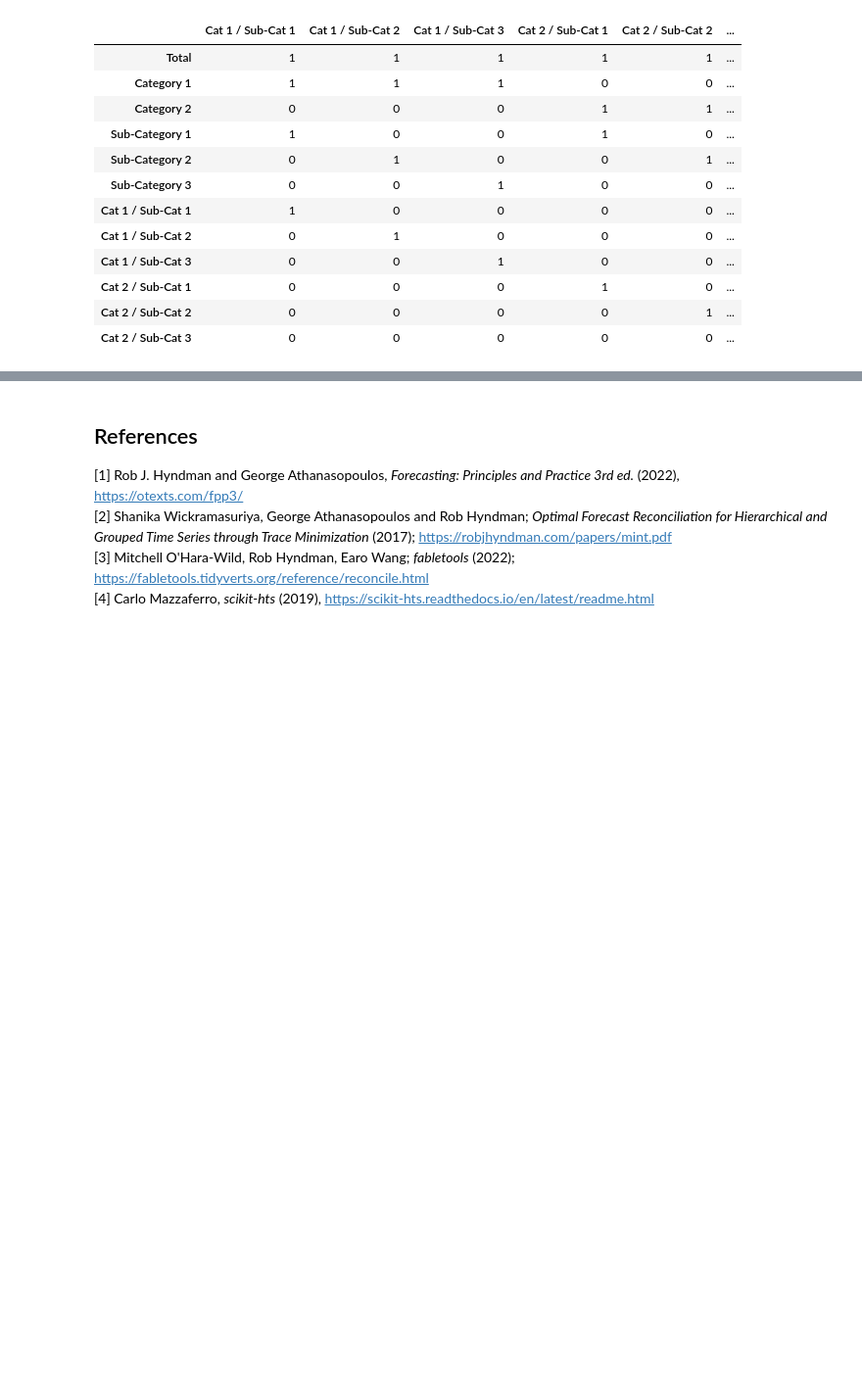
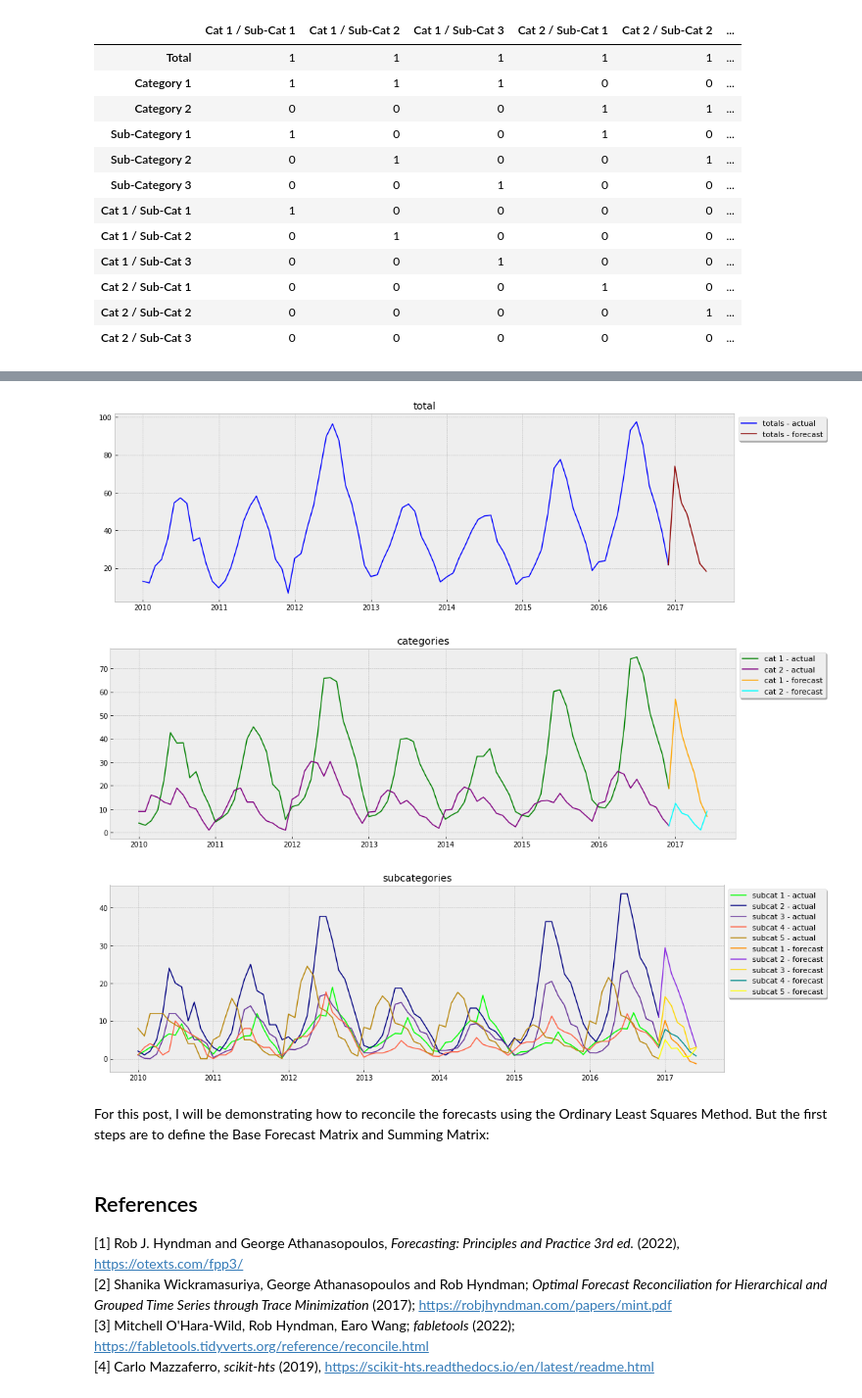
Before and after one commit to benton-tripp/hyperarchal-ts, a Jupyter notebook: notebooks/hyperarch_overview.ipynb, the cells around one changed output, grey strips where cells are left out. Shown: that part at 98% size. Cells and saved outputs as stored; diff of their text form; code cells hidden in the pictures; blank space fills up the shorter version.

Commit message:
Added plots

```diff
--- a/notebooks/hyperarch_overview.ipynb
+++ b/notebooks/hyperarch_overview.ipynb
@@ -208,0 +199,67 @@ hdf_pred, hdf_rec = hyperarch.predict_hier(hierarchy_df, h_yhat, h_reconciled_yh
+# %%
+import pandas as pd
+import numpy as np
+import matplotlib.pylab as plt
+plt.style.use('bmh')
+
+df = pd.read_csv('../data/sample_hierarchal_data.csv').set_index('date')
+df.index = pd.to_datetime(df.index).date
+
+def plot_hier(data, level='top'):
+    fig, ax = plt.subplots(figsize=(16, 5))
+    data['pred'] = ~data.actual
+    data.loc[max(data.loc[(data.pred == False)].index), 'pred'] = True
+    if level == 'top':
+        l1, = ax.plot(data.loc[data.actual==True]['total'], lw=1.5, c='blue')
+        l1.set_label(f'totals - actual')
+        l2, = ax.plot(data.loc[data.pred==True]['total'], lw=1.5, c='darkred')
+        l2.set_label('totals - forecast')
+        ax.set_title('total')
+        ax.legend(bbox_to_anchor=(1, 1), loc='upper left', shadow=True, prop={'size': 11})
+    elif level == 'middle':
+        l1, = ax.plot(data.loc[data.actual==True]['category_1'], lw=1.5, c='green')
+        l1.set_label('cat 1 - actual')
+        l2, = ax.plot(data.loc[data.actual==True]['category_2'], lw=1.5, c='purple')
+        l2.set_label('cat 2 - actual')
+        l3, = ax.plot(data.loc[data.pred==True]['category_1'], lw=1.5, c='orange')
+        l3.set_label('cat 1 - forecast')
+        l4, = ax.plot(data.loc[data.pred==True]['category_2'], lw=1.5, c='cyan')
+        l4.set_label('cat 2 - forecast')
+        ax.set_title('categories')
+        ax.legend(bbox_to_anchor=(1, 1), loc='upper left', shadow=True, prop={'size': 11})
+    elif level == 'bottom':
+        l1, = ax.plot(data.loc[data.actual==True]['subcategory_1'], lw=1.5, c='lime')
+        l1.set_label('subcat 1 - actual')
+        l2, = ax.plot(data.loc[data.actual==True]['subcategory_2'], lw=1.5, c='navy')
+        l2.set_label('subcat 2 - actual')
+        l3, = ax.plot(data.loc[data.actual==True]['subcategory_3'], lw=1.5, c='rebeccapurple')
+        l3.set_label('subcat 3 - actual')
+        l4, = ax.plot(data.loc[data.actual==True]['subcategory_4'], lw=1.5, c='tomato')
+        l4.set_label('subcat 4 - actual')
+        l5, = ax.plot(data.loc[data.actual==True]['subcategory_5'], lw=1.5, c='darkgoldenrod')
+        l5.set_label('subcat 5 - actual')
+
+        l6, = ax.plot(data.loc[data.pred==True]['subcategory_1'], lw=1.5, c='darkorange')
+        l6.set_label('subcat 1 - forecast')
+        l7, = ax.plot(data.loc[data.pred==True]['subcategory_2'], lw=1.5, c='blueviolet')
+        l7.set_label('subcat 2 - forecast')
+        l8, = ax.plot(data.loc[data.pred==True]['subcategory_3'], lw=1.5, c='gold')
+        l8.set_label('subcat 3 - forecast')
+        l9, = ax.plot(data.loc[data.pred==True]['subcategory_4'], lw=1.5, c='darkcyan')
+        l9.set_label('subcat 4 - forecast')
+        l10, = ax.plot(data.loc[data.pred==True]['subcategory_5'], lw=1.5, c='yellow')
+        l10.set_label('subcat 5 - forecast')
+        ax.set_title('subcategories')
+        ax.legend(bbox_to_anchor=(1, 1), loc='upper left', shadow=True, prop={'size': 11})
+    else:
+        raise ValueError('level must be "top", "middle", or "bottom"')
+
+plot_hier(df, level='top')
+plot_hier(df, level='middle')
+plot_hier(df, level='bottom')
+# %% [output]
+[figure, added]
+[figure, added]
+[figure, added]
+# %% [markdown]
+For this post, I will be demonstrating how to reconcile the forecasts using the Ordinary Least Squares Method. But the first steps are to define the Base Forecast Matrix and Summing Matrix:
```
Also changed, not shown: parts of 12 cells of this notebook, 1 other file.
